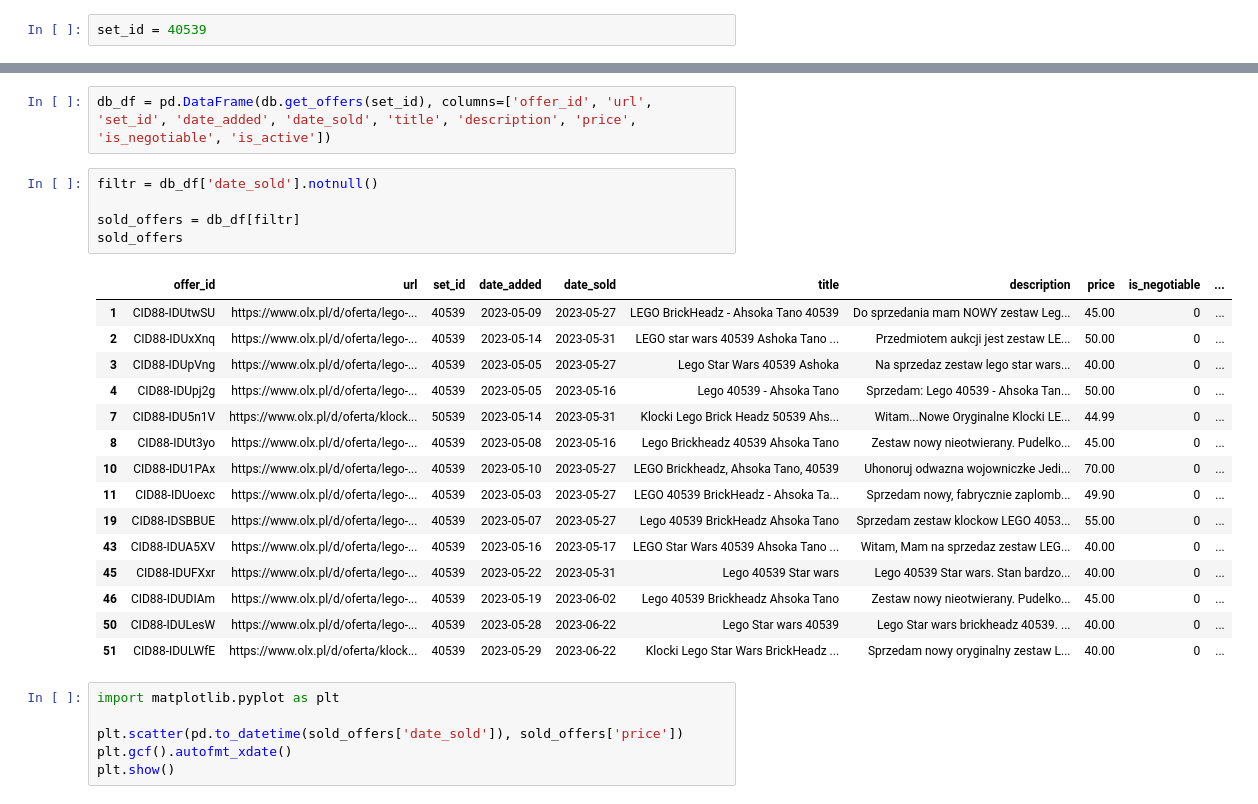
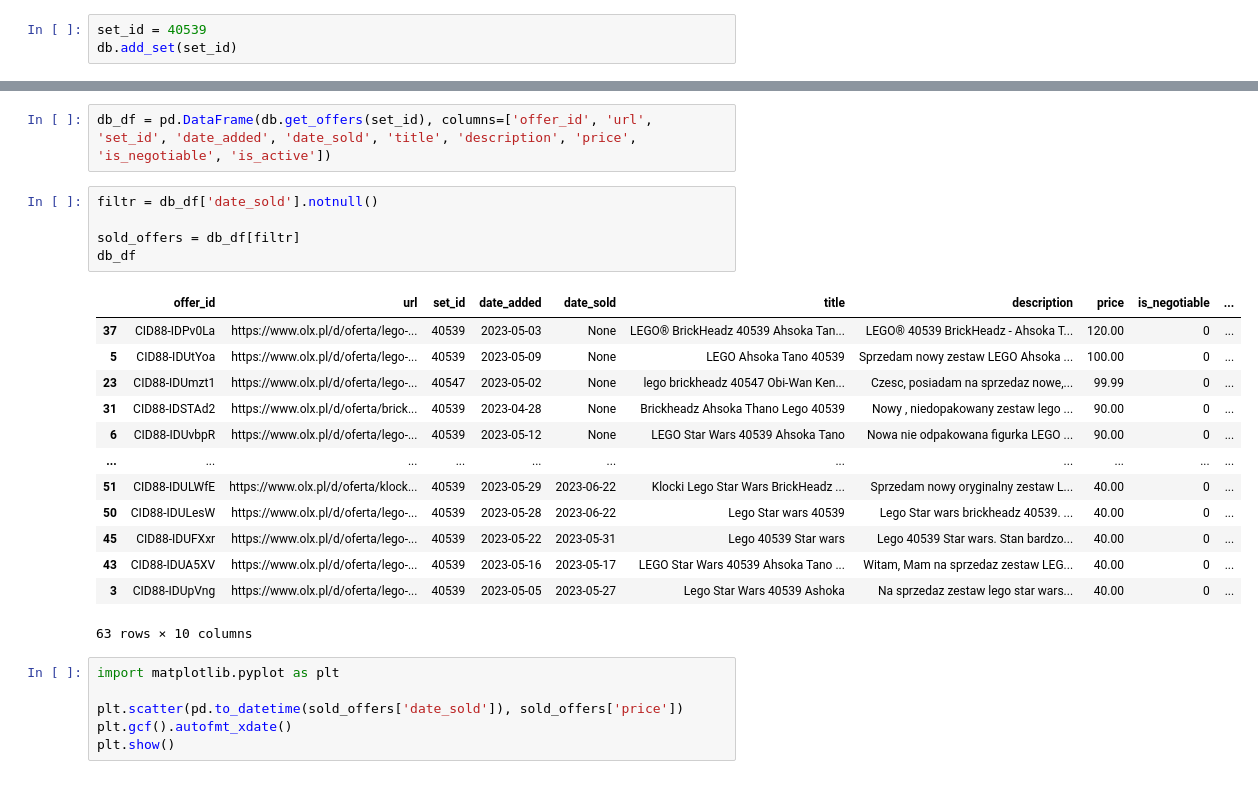
Before and after one commit to RabaDaba1/lego-bot, a Jupyter notebook: main.ipynb, the cells around one changed output, grey strips where cells are left out. Drawn from its saved outputs; the diff is of its cells as text.

```diff
--- a/main.ipynb
+++ b/main.ipynb
@@ -4,6 +4,7 @@ import pandas as pd
 import db
 # %%
 set_id = 40539
+db.add_set(set_id)
 # %%
 new_set = Set(set_id)
 # %% [output]
@@ -49,24 +62,22 @@ db_df = pd.DataFrame(db.get_offers(set_id), columns=['offer_id', 'url', 'set_id'
 # %%
 filtr = db_df['date_sold'].notnull()
 
 sold_offers = db_df[filtr]
-sold_offers
+db_df
 # %% [output]
 |  | offer_id | url | set_id | date_added | date_sold | title | description | price | is_negotiable | ... |
-| 1 | CID88-IDUtwSU | https://www.olx.pl/d/oferta/lego-... | 40539 | 2023-05-09 | 2023-05-27 | LEGO BrickHeadz - Ahsoka Tano 40539 | Do sprzedania mam NOWY zestaw Leg... | 45.00 | 0 | ... |
-| 2 | CID88-IDUxXnq | https://www.olx.pl/d/oferta/lego-... | 40539 | 2023-05-14 | 2023-05-31 | LEGO star wars 40539 Ashoka Tano ... | Przedmiotem aukcji jest zestaw LE... | 50.00 | 0 | ... |
+| 37 | CID88-IDPv0La | https://www.olx.pl/d/oferta/lego-... | 40539 | 2023-05-03 | None | LEGO® BrickHeadz 40539 Ahsoka Tan... | LEGO® 40539 BrickHeadz - Ahsoka T... | 120.00 | 0 | ... |
+| 5 | CID88-IDUtYoa | https://www.olx.pl/d/oferta/lego-... | 40539 | 2023-05-09 | None | LEGO Ahsoka Tano 40539 | Sprzedam nowy zestaw LEGO Ahsoka ... | 100.00 | 0 | ... |
+| 23 | CID88-IDUmzt1 | https://www.olx.pl/d/oferta/lego-... | 40547 | 2023-05-02 | None | lego brickheadz 40547 Obi-Wan Ken... | Czesc, posiadam na sprzedaz nowe,... | 99.99 | 0 | ... |
+| 31 | CID88-IDSTAd2 | https://www.olx.pl/d/oferta/brick... | 40539 | 2023-04-28 | None | Brickheadz Ahsoka Thano Lego 40539 | Nowy , niedopakowany zestaw lego ... | 90.00 | 0 | ... |
+| 6 | CID88-IDUvbpR | https://www.olx.pl/d/oferta/lego-... | 40539 | 2023-05-12 | None | LEGO Star Wars 40539 Ahsoka Tano | Nowa nie odpakowana figurka LEGO ... | 90.00 | 0 | ... |
+| ... | ... | ... | ... | ... | ... | ... | ... | ... | ... | ... |
+| 51 | CID88-IDULWfE | https://www.olx.pl/d/oferta/klock... | 40539 | 2023-05-29 | 2023-06-22 | Klocki Lego Star Wars BrickHeadz ... | Sprzedam nowy oryginalny zestaw L... | 40.00 | 0 | ... |
+| 50 | CID88-IDULesW | https://www.olx.pl/d/oferta/lego-... | 40539 | 2023-05-28 | 2023-06-22 | Lego Star wars 40539 | Lego Star wars brickheadz 40539. ... | 40.00 | 0 | ... |
+| 45 | CID88-IDUFXxr | https://www.olx.pl/d/oferta/lego-... | 40539 | 2023-05-22 | 2023-05-31 | Lego 40539 Star wars | Lego 40539 Star wars. Stan bardzo... | 40.00 | 0 | ... |
+| 43 | CID88-IDUA5XV | https://www.olx.pl/d/oferta/lego-... | 40539 | 2023-05-16 | 2023-05-17 | LEGO Star Wars 40539 Ahsoka Tano ... | Witam, Mam na sprzedaz zestaw LEG... | 40.00 | 0 | ... |
 | 3 | CID88-IDUpVng | https://www.olx.pl/d/oferta/lego-... | 40539 | 2023-05-05 | 2023-05-27 | Lego Star Wars 40539 Ashoka | Na sprzedaz zestaw lego star wars... | 40.00 | 0 | ... |
-| 4 | CID88-IDUpj2g | https://www.olx.pl/d/oferta/lego-... | 40539 | 2023-05-05 | 2023-05-16 | Lego 40539 - Ahsoka Tano | Sprzedam: Lego 40539 - Ahsoka Tan... | 50.00 | 0 | ... |
-| 7 | CID88-IDU5n1V | https://www.olx.pl/d/oferta/klock... | 50539 | 2023-05-14 | 2023-05-31 | Klocki Lego Brick Headz 50539 Ahs... | Witam...Nowe Oryginalne Klocki LE... | 44.99 | 0 | ... |
-| 8 | CID88-IDUt3yo | https://www.olx.pl/d/oferta/lego-... | 40539 | 2023-05-08 | 2023-05-16 | Lego Brickheadz 40539 Ahsoka Tano | Zestaw nowy nieotwierany. Pudelko... | 45.00 | 0 | ... |
-| 10 | CID88-IDU1PAx | https://www.olx.pl/d/oferta/lego-... | 40539 | 2023-05-10 | 2023-05-27 | LEGO Brickheadz, Ahsoka Tano, 40539 | Uhonoruj odwazna wojowniczke Jedi... | 70.00 | 0 | ... |
-| 11 | CID88-IDUoexc | https://www.olx.pl/d/oferta/lego-... | 40539 | 2023-05-03 | 2023-05-27 | LEGO 40539 BrickHeadz - Ahsoka Ta... | Sprzedam nowy, fabrycznie zaplomb... | 49.90 | 0 | ... |
-| 19 | CID88-IDSBBUE | https://www.olx.pl/d/oferta/lego-... | 40539 | 2023-05-07 | 2023-05-27 | Lego 40539 BrickHeadz Ahsoka Tano | Sprzedam zestaw klockow LEGO 4053... | 55.00 | 0 | ... |
-| 43 | CID88-IDUA5XV | https://www.olx.pl/d/oferta/lego-... | 40539 | 2023-05-16 | 2023-05-17 | LEGO Star Wars 40539 Ahsoka Tano ... | Witam, Mam na sprzedaz zestaw LEG... | 40.00 | 0 | ... |
-| 45 | CID88-IDUFXxr | https://www.olx.pl/d/oferta/lego-... | 40539 | 2023-05-22 | 2023-05-31 | Lego 40539 Star wars | Lego 40539 Star wars. Stan bardzo... | 40.00 | 0 | ... |
-| 46 | CID88-IDUDIAm | https://www.olx.pl/d/oferta/lego-... | 40539 | 2023-05-19 | 2023-06-02 | Lego 40539 Brickheadz Ahsoka Tano | Zestaw nowy nieotwierany. Pudelko... | 45.00 | 0 | ... |
-| 50 | CID88-IDULesW | https://www.olx.pl/d/oferta/lego-... | 40539 | 2023-05-28 | 2023-06-22 | Lego Star wars 40539 | Lego Star wars brickheadz 40539. ... | 40.00 | 0 | ... |
-| 51 | CID88-IDULWfE | https://www.olx.pl/d/oferta/klock... | 40539 | 2023-05-29 | 2023-06-22 | Klocki Lego Star Wars BrickHeadz ... | Sprzedam nowy oryginalny zestaw L... | 40.00 | 0 | ... |
+63 rows × 10 columns
 # %%
 import matplotlib.pyplot as plt
 
```
Also changed, not shown: parts of 4 cells of this notebook, 1 other file.
